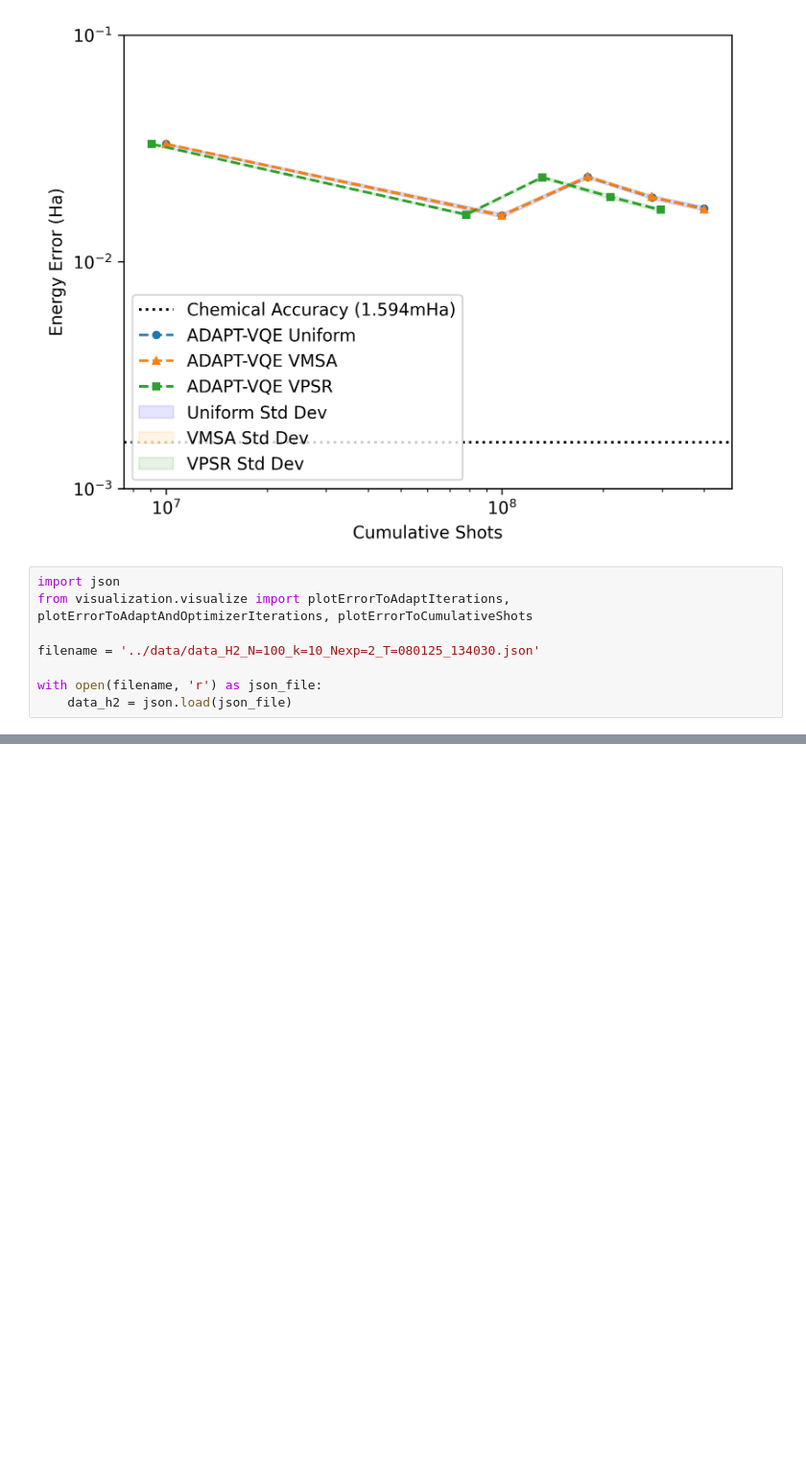
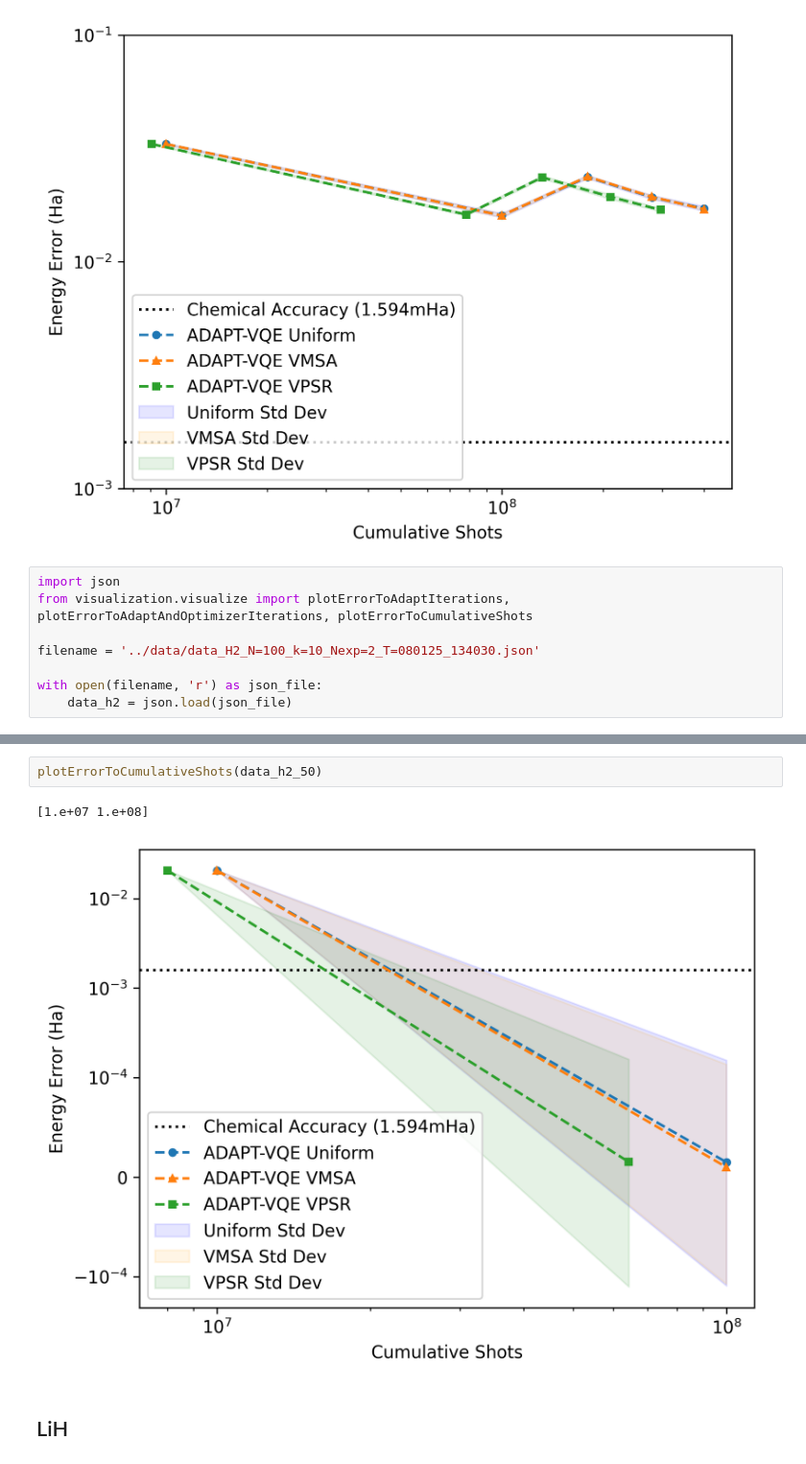
Before and after one commit to azhar-ikhtiarudin/ShotOptimization-ADAPT-VQE, a Jupyter notebook: visualization/visualize.ipynb, the cells around one changed output, grey strips where cells are left out. Shown at 96% size. Saved outputs shown, nothing was run; the diff lists cells and outputs as text; blank space fills up the shorter version.

```diff
--- a/visualization/visualize.ipynb
+++ b/visualization/visualize.ipynb
@@ -43,0 +66,7 @@ plotErrorToAdaptIterations(data_h2)
+# %%
+plotErrorToCumulativeShots(data_h2_50)
+# %% [output]
+[1.e+07 1.e+08]
+[figure, added]
+# %% [markdown]
+## LiH
```
Also changed, not shown: parts of 11 cells of this notebook, 1 other file.
